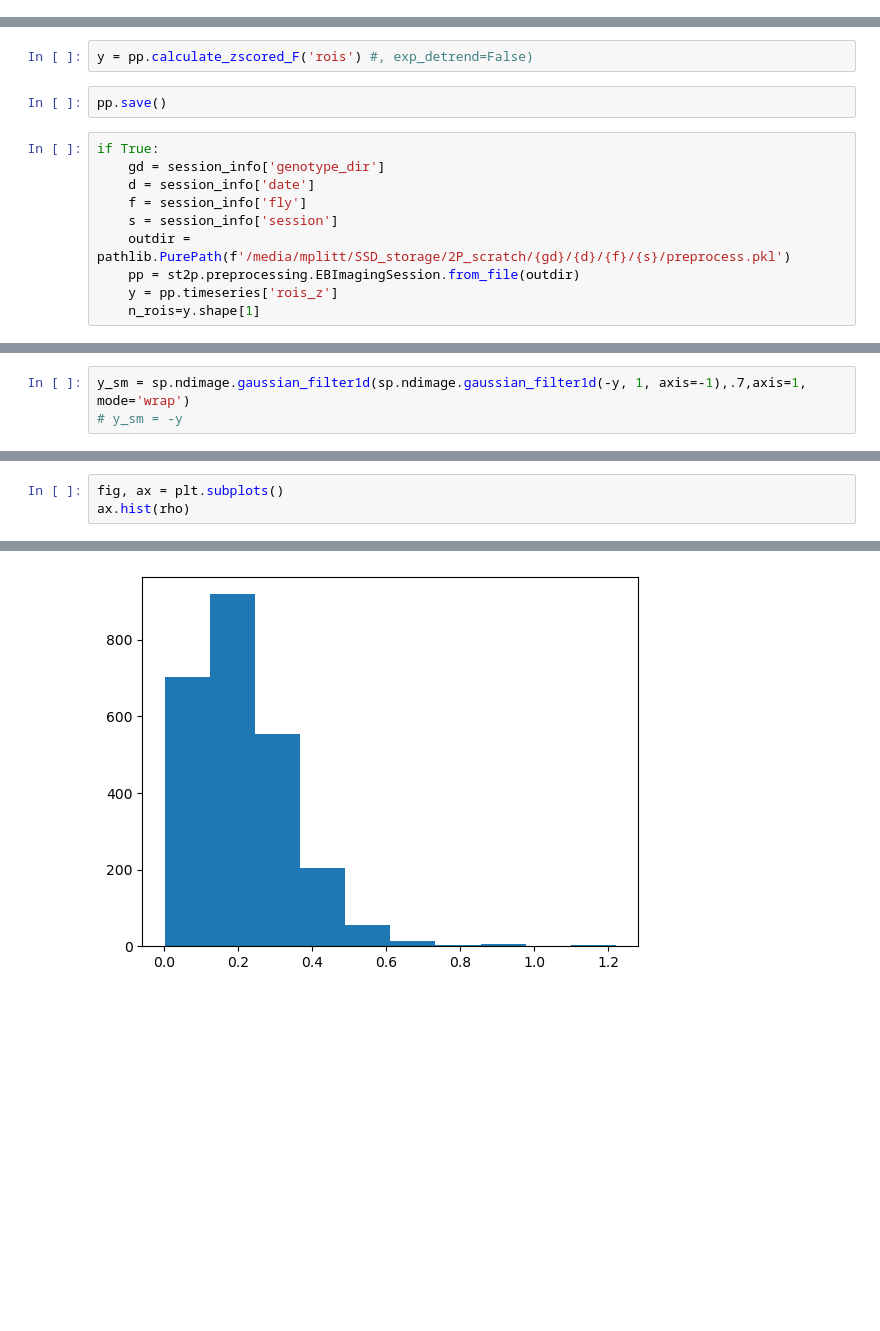
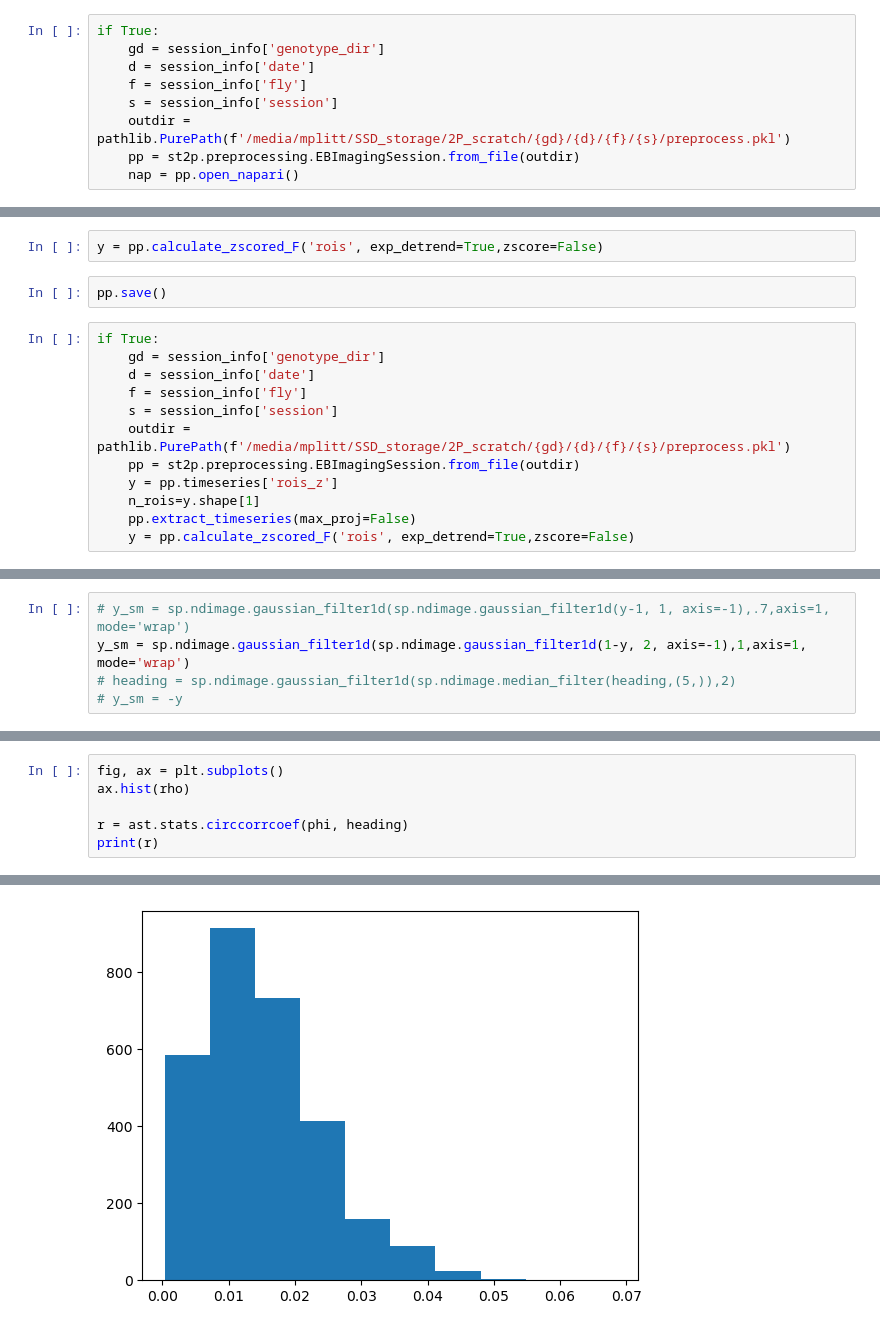
Before and after one commit to yfisher-lab/NeuromodPlasticity, a Jupyter notebook: Notebooks/ring_terminal_imaging/R4d_sytjGCaMP7f_attp2_preprocessing.ipynb, the cells around one changed output, grey strips where cells are left out. Cells and saved outputs as stored; diff of their text form; blank space fills up the shorter version.

```diff
--- a/Notebooks/ring_terminal_imaging/R4d_sytjGCaMP7f_attp2_preprocessing.ipynb
+++ b/Notebooks/ring_terminal_imaging/R4d_sytjGCaMP7f_attp2_preprocessing.ipynb
@@ -40,3 +42,12 @@ nap = pp.open_napari()
 print('next')
 # %% [output]
 next
+# %%
+if True:
+    gd = session_info['genotype_dir']
+    d = session_info['date']
+    f = session_info['fly']
+    s = session_info['session']
+    outdir = pathlib.PurePath(f'/media/mplitt/SSD_storage/2P_scratch/{gd}/{d}/{f}/{s}/preprocess.pkl')
+    pp = st2p.preprocessing.EBImagingSession.from_file(outdir)
+    nap = pp.open_napari()
@@ -46,7 +59,7 @@ nap.make_phase_masks(n_rois=n_rois)
 pp.get_layers(nap)
 pp.extract_timeseries(max_proj=False)
 # %%
-y = pp.calculate_zscored_F('rois') #, exp_detrend=False)
+y = pp.calculate_zscored_F('rois', exp_detrend=True,zscore=False)
 # %%
 pp.save()
 # %%
@@ -59,3 +72,5 @@ if True:
     pp = st2p.preprocessing.EBImagingSession.from_file(outdir)
     y = pp.timeseries['rois_z']
     n_rois=y.shape[1]
+    pp.extract_timeseries(max_proj=False)
+    y = pp.calculate_zscored_F('rois', exp_detrend=True,zscore=False)
@@ -62,3 +84,5 @@ if True:
 # %%
-y_sm = sp.ndimage.gaussian_filter1d(sp.ndimage.gaussian_filter1d(-y, 1, axis=-1),.7,axis=1, mode='wrap')
+# y_sm = sp.ndimage.gaussian_filter1d(sp.ndimage.gaussian_filter1d(y-1, 1, axis=-1),.7,axis=1, mode='wrap')
+y_sm = sp.ndimage.gaussian_filter1d(sp.ndimage.gaussian_filter1d(1-y, 2, axis=-1),1,axis=1, mode='wrap')
+# heading = sp.ndimage.gaussian_filter1d(sp.ndimage.median_filter(heading,(5,)),2)
 # y_sm = -y
@@ -74,4 +105,7 @@ _,offset = st2p.utilities.cart2pol(*st2p.utilities.pol2cart(np.ones(heading.shap
 # %%
 fig, ax = plt.subplots()
 ax.hist(rho)
+
+r = ast.stats.circcorrcoef(phi, heading)
+print(r)
 # %% [output]
@@ -83,4 +113,4 @@ ax.hist(rho)
-[figure, old version]
+[figure, new version]
 # %%
 dh = np.ediff1d(heading, to_end=0)
 _, dh = st2p.utilities.cart2pol(*st2p.utilities.pol2cart(np.ones_like(heading), dh))
```
Also changed, not shown: parts of 17 cells of this notebook, 14 other files.
